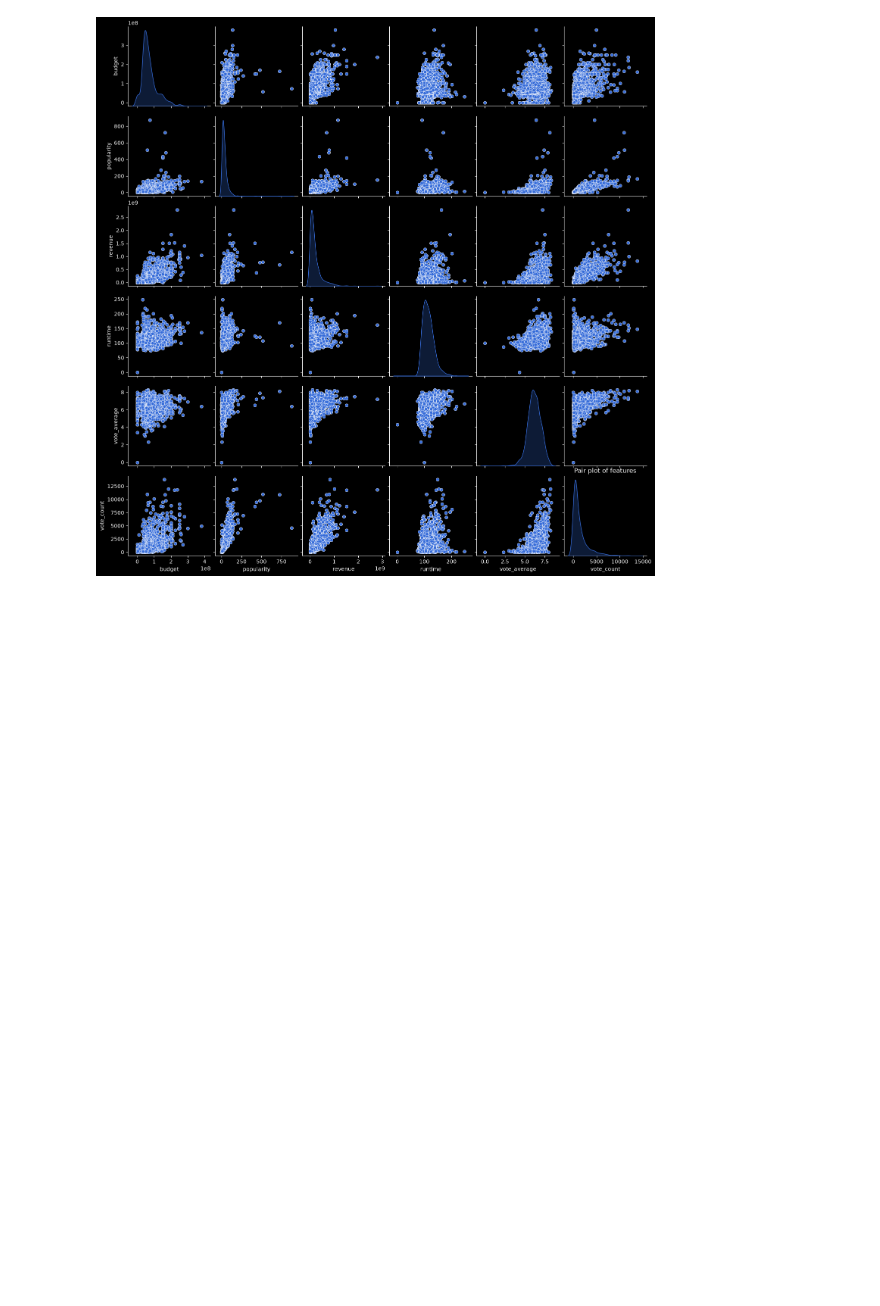
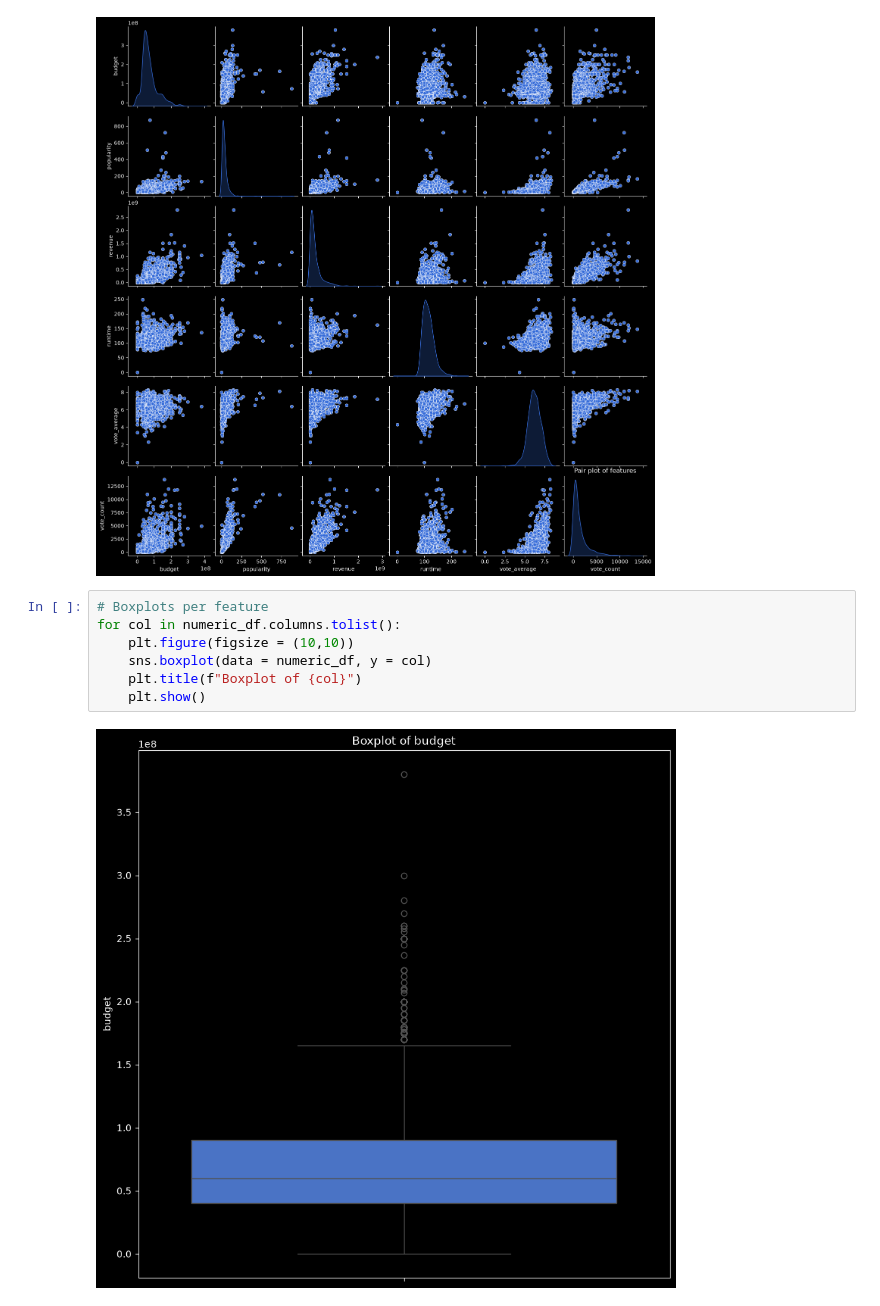
Before and after one commit to Smod1/movie-recommendation-system, a Jupyter notebook: analysis.ipynb, the cells around one changed output. Cells and saved outputs as stored; diff of their text form; blank space fills up the shorter version.

Commit message:
Added boxplots for most numeric features

```diff
--- a/analysis.ipynb
+++ b/analysis.ipynb
@@ -181,3 +181,12 @@ plt.show()
 # %% [output]
 <Figure size 1000x1000 with 0 Axes>
 [figure]
+# %%
+# Boxplots per feature
+for col in numeric_df.columns.tolist():
+    plt.figure(figsize = (10,10))
+    sns.boxplot(data = numeric_df, y = col)
+    plt.title(f"Boxplot of {col}")
+    plt.show()
+# %% [output]
+[figure, added]
```
Also changed, not shown: parts of 1 cell of this notebook.
